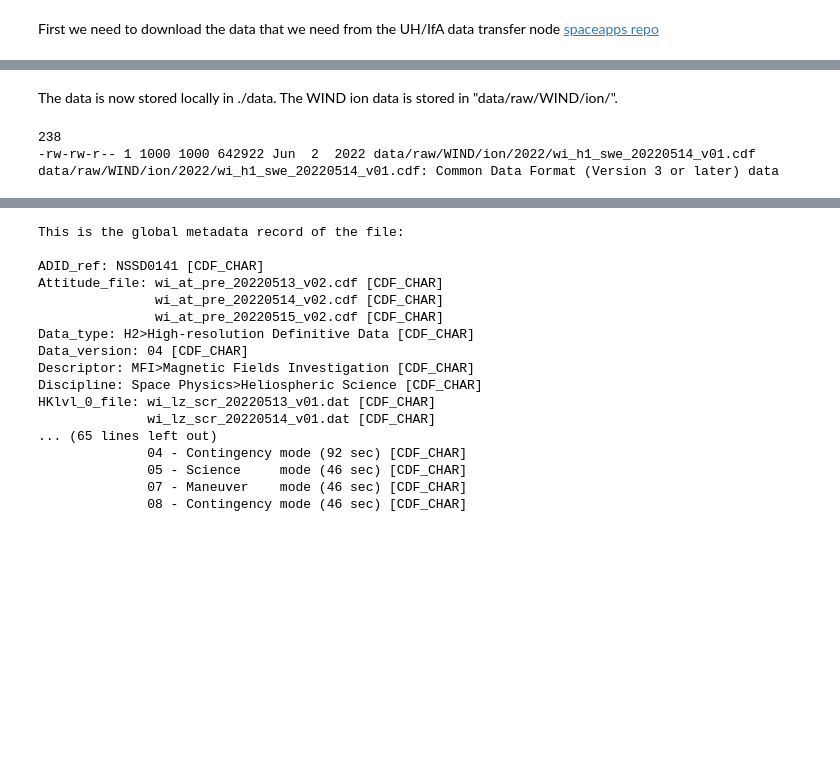
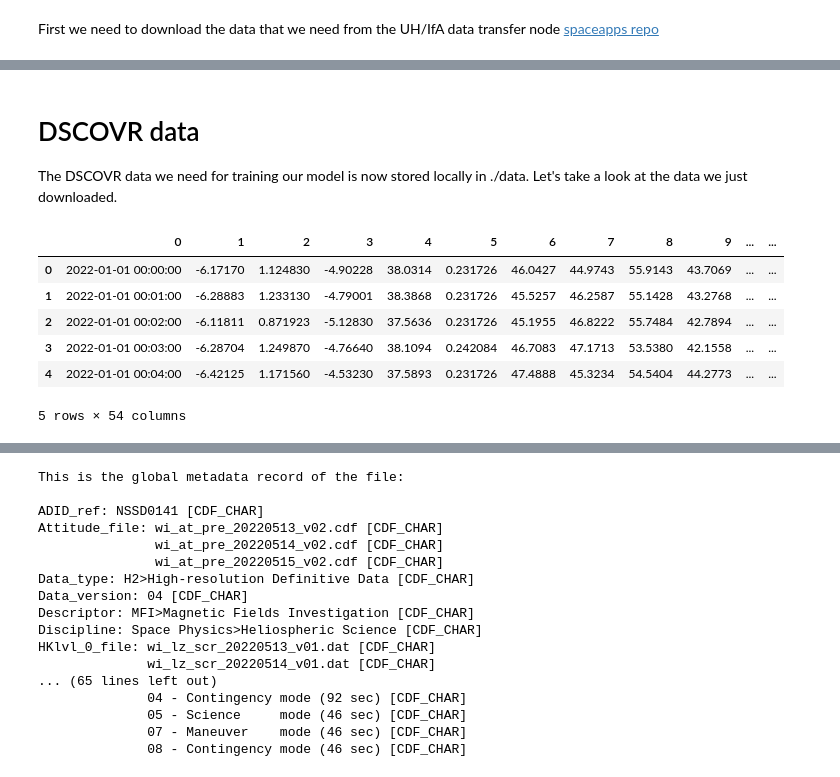
Before and after one commit to edubergeek/dscovrmatic, a Jupyter notebook: dscovrmatic_explore.ipynb, the cells around one changed output, grey strips where cells are left out. Saved outputs shown, nothing was run; the diff lists cells and outputs as text; code cells hidden in the pictures; blank space fills up the shorter version.

```diff
--- a/dscovrmatic_explore.ipynb
+++ b/dscovrmatic_explore.ipynb
@@ -147,16 +89,17 @@ DSCOVR.tgz          100%[===================>]   7.82G  18.9MB/s    in 4m 11s
 # %% [markdown]
-The data is now stored locally in ./data. The WIND ion data is stored in "data/raw/WIND/ion/".
+# DSCOVR data
+The DSCOVR data we need for training our model is now stored locally in ./data.
+Let's take a look at the data we just downloaded.
 # %%
-WND_ION_DIR = 'data/raw/WIND/ion/2022'
-
-!ls -l $WND_ION_DIR | wc -l
-!ls -l $WND_ION_DIR/wi_h1_swe_20220514_v01.cdf
-!file $WND_ION_DIR/wi_h1_swe_20220514_v01.cdf
+dscovr_df = pd.read_csv("./data/dscovr/dsc_fc_summed_spectra_2022_v01.csv", delimiter = ',', parse_dates=[0], infer_datetime_format=True, na_values='0', header = None)
-# %% [output]
-238
--rw-rw-r-- 1 1000 1000 642922 Jun  2  2022 data/raw/WIND/ion/2022/wi_h1_swe_20220514_v01.cdf
-data/raw/WIND/ion/2022/wi_h1_swe_20220514_v01.cdf: Common Data Format (Version 3 or later) data
 # %%
-y_filename = os.path.join(WND_ION_DIR,'wi_h1_swe_20220514_v01.cdf')
-cdf_ywnd = pycdf.CDF(y_filename)
+dscovr_df.head()
+# %% [output]
+|  | 0 | 1 | 2 | 3 | 4 | 5 | 6 | 7 | 8 | 9 | ... | ... |
+| 0 | 2022-01-01 00:00:00 | -6.17170 | 1.124830 | -4.90228 | 38.0314 | 0.231726 | 46.0427 | 44.9743 | 55.9143 | 43.7069 | ... | ... |
+| 1 | 2022-01-01 00:01:00 | -6.28883 | 1.233130 | -4.79001 | 38.3868 | 0.231726 | 45.5257 | 46.2587 | 55.1428 | 43.2768 | ... | ... |
+| 2 | 2022-01-01 00:02:00 | -6.11811 | 0.871923 | -5.12830 | 37.5636 | 0.231726 | 45.1955 | 46.8222 | 55.7484 | 42.7894 | ... | ... |
+| 3 | 2022-01-01 00:03:00 | -6.28704 | 1.249870 | -4.76640 | 38.1094 | 0.242084 | 46.7083 | 47.1713 | 53.5380 | 42.1558 | ... | ... |
+| 4 | 2022-01-01 00:04:00 | -6.42125 | 1.171560 | -4.53230 | 37.5893 | 0.231726 | 47.4888 | 45.3234 | 54.5404 | 44.2773 | ... | ... |
+5 rows × 54 columns
 # %%
```
Also changed, not shown: parts of 18 cells of this notebook.
